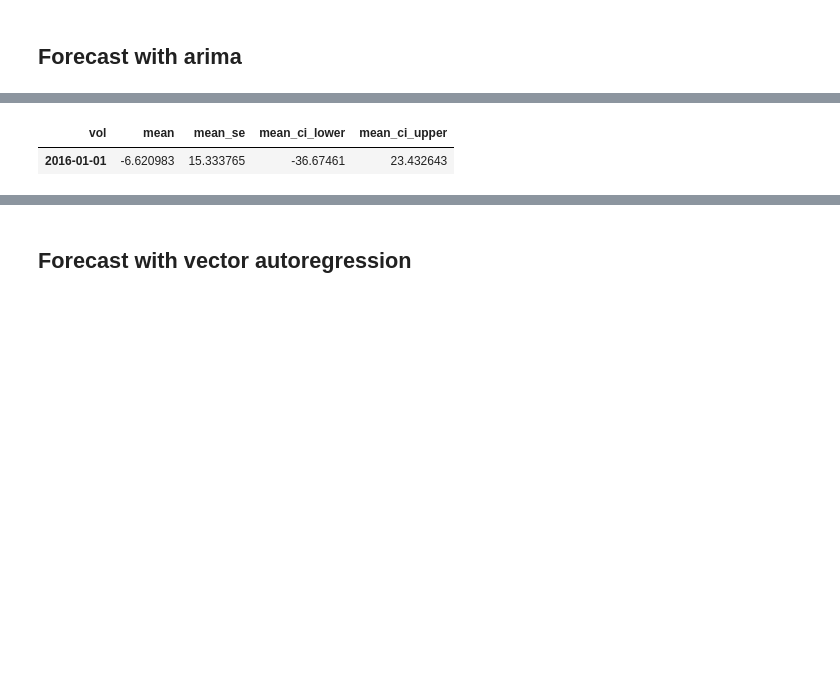
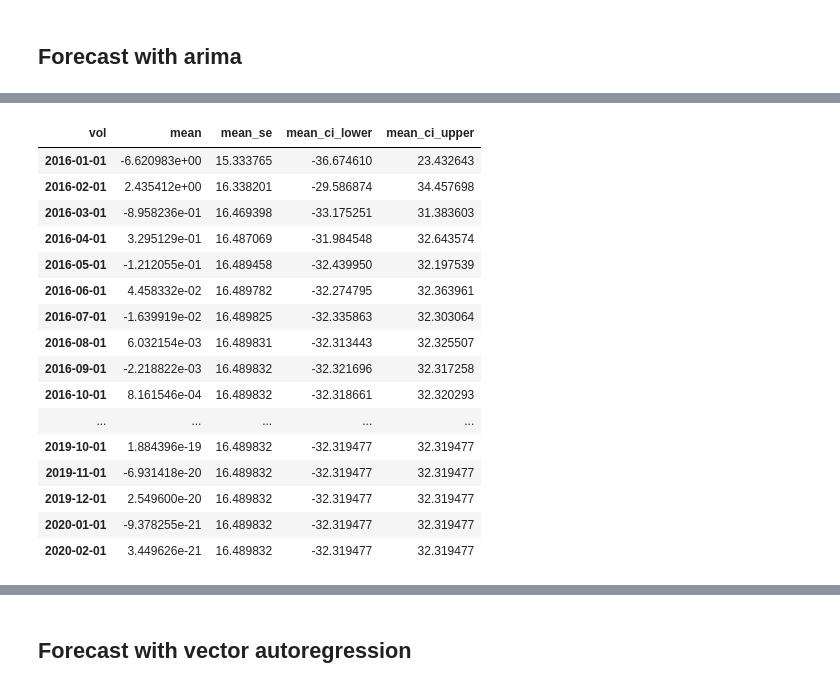
Before and after one commit to victoriawong1123/data_science_project, a Jupyter notebook: notebooks/assumptions.ipynb, the cells around one changed output, grey strips where cells are left out. Cells and saved outputs as stored; diff of their text form; code cells hidden in the pictures; blank space fills up the shorter version.

```diff
--- a/notebooks/assumptions.ipynb
+++ b/notebooks/assumptions.ipynb
@@ -463,11 +463,26 @@ SARIMAX Results
 Warnings:
 [1] Covariance matrix calculated using the outer product of gradients (complex-step).
 # %%
-fosum = forcast_arima.get_forecast('2016-01')
+fosum = forcast_arima.get_forecast(steps=50)
 fosum.summary_frame()
 # %% [output]
 | vol | mean | mean_se | mean_ci_lower | mean_ci_upper |
-| 2016-01-01 | -6.620983 | 15.333765 | -36.67461 | 23.432643 |
+| 2016-01-01 | -6.620983e+00 | 15.333765 | -36.674610 | 23.432643 |
+| 2016-02-01 | 2.435412e+00 | 16.338201 | -29.586874 | 34.457698 |
+| 2016-03-01 | -8.958236e-01 | 16.469398 | -33.175251 | 31.383603 |
+| 2016-04-01 | 3.295129e-01 | 16.487069 | -31.984548 | 32.643574 |
+| 2016-05-01 | -1.212055e-01 | 16.489458 | -32.439950 | 32.197539 |
+| 2016-06-01 | 4.458332e-02 | 16.489782 | -32.274795 | 32.363961 |
+| 2016-07-01 | -1.639919e-02 | 16.489825 | -32.335863 | 32.303064 |
+| 2016-08-01 | 6.032154e-03 | 16.489831 | -32.313443 | 32.325507 |
+| 2016-09-01 | -2.218822e-03 | 16.489832 | -32.321696 | 32.317258 |
+| 2016-10-01 | 8.161546e-04 | 16.489832 | -32.318661 | 32.320293 |
+| ... | ... | ... | ... | ... |
+| 2019-10-01 | 1.884396e-19 | 16.489832 | -32.319477 | 32.319477 |
+| 2019-11-01 | -6.931418e-20 | 16.489832 | -32.319477 | 32.319477 |
+| 2019-12-01 | 2.549600e-20 | 16.489832 | -32.319477 | 32.319477 |
+| 2020-01-01 | -9.378255e-21 | 16.489832 | -32.319477 | 32.319477 |
+| 2020-02-01 | 3.449626e-21 | 16.489832 | -32.319477 | 32.319477 |
 # %%
 ## Plot with the original endog_transformed
 fig, ax = plt.subplots()
```
Also changed, not shown: parts of 6 cells of this notebook.
